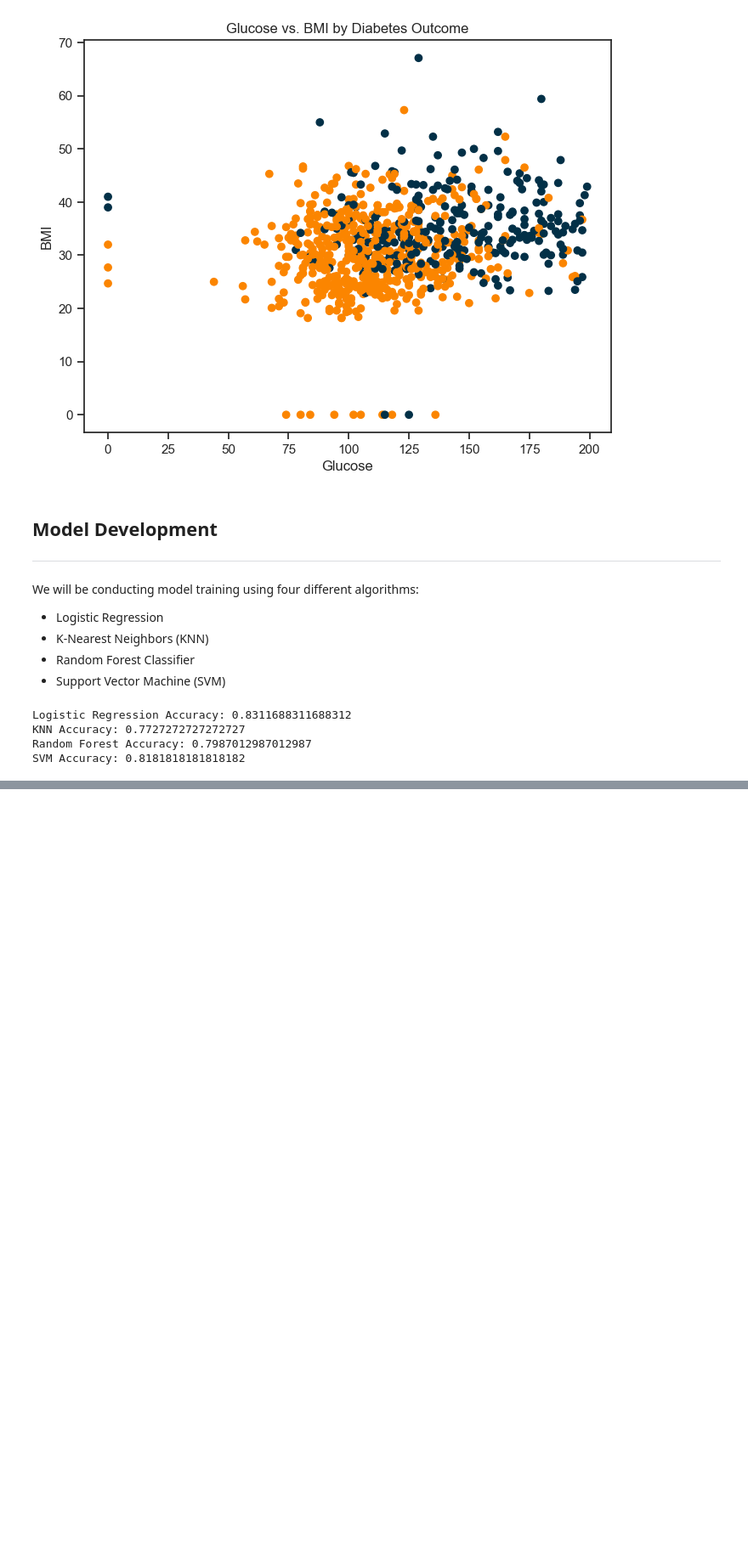
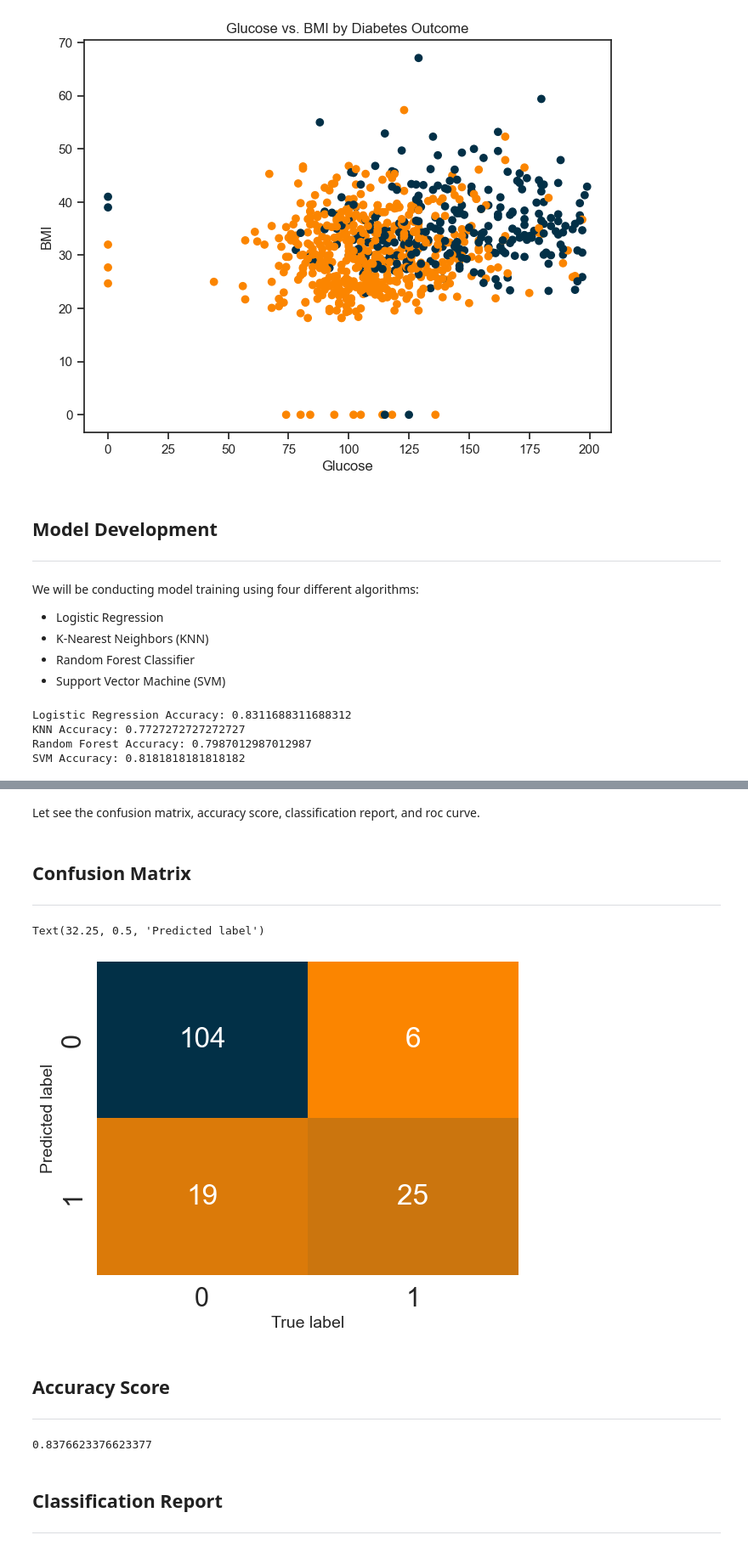
Before and after one commit to azadealmasi/Diabetes-Prediction-App-Using-Flask-Machine-Learning-and-Heroku, a Jupyter notebook: Diabetes Prediction.ipynb, the cells around one changed output, grey strips where cells are left out. Shown at 85% size. Cells and saved outputs as stored; diff of their text form; code cells hidden in the pictures; blank space fills up the shorter version.

```diff
--- a/Diabetes Prediction.ipynb
+++ b/Diabetes Prediction.ipynb
@@ -468,0 +466,26 @@ Text(32.25, 0.5, 'Predicted label')
+# %% [markdown]
+Let see the confusion matrix, accuracy score, classification report, and roc curve.
+# %% [markdown]
+## Confusion Matrix
+---
+# %%
+custom_colors = ['#fb8500', '#023047']
+custom_cmap = mcolors.LinearSegmentedColormap.from_list("CustomColors", custom_colors)
+
+sns.set(font_scale=2)
+sns.heatmap(confusion_matrix(y_test, y_preds), annot=True, cbar=False, fmt='g', cmap=custom_cmap)
+plt.xlabel("True label", fontsize=14)
+plt.ylabel("Predicted label", fontsize=14)
+# %% [output]
+Text(32.25, 0.5, 'Predicted label')
+[figure, added]
+# %% [markdown]
+## Accuracy Score
+---
+# %%
+print(accuracy_score(y_test,y_preds))
+# %% [output]
+0.8376623376623377
+# %% [markdown]
+## Classification Report
+---
```
Also changed, not shown: parts of 34 cells of this notebook.
